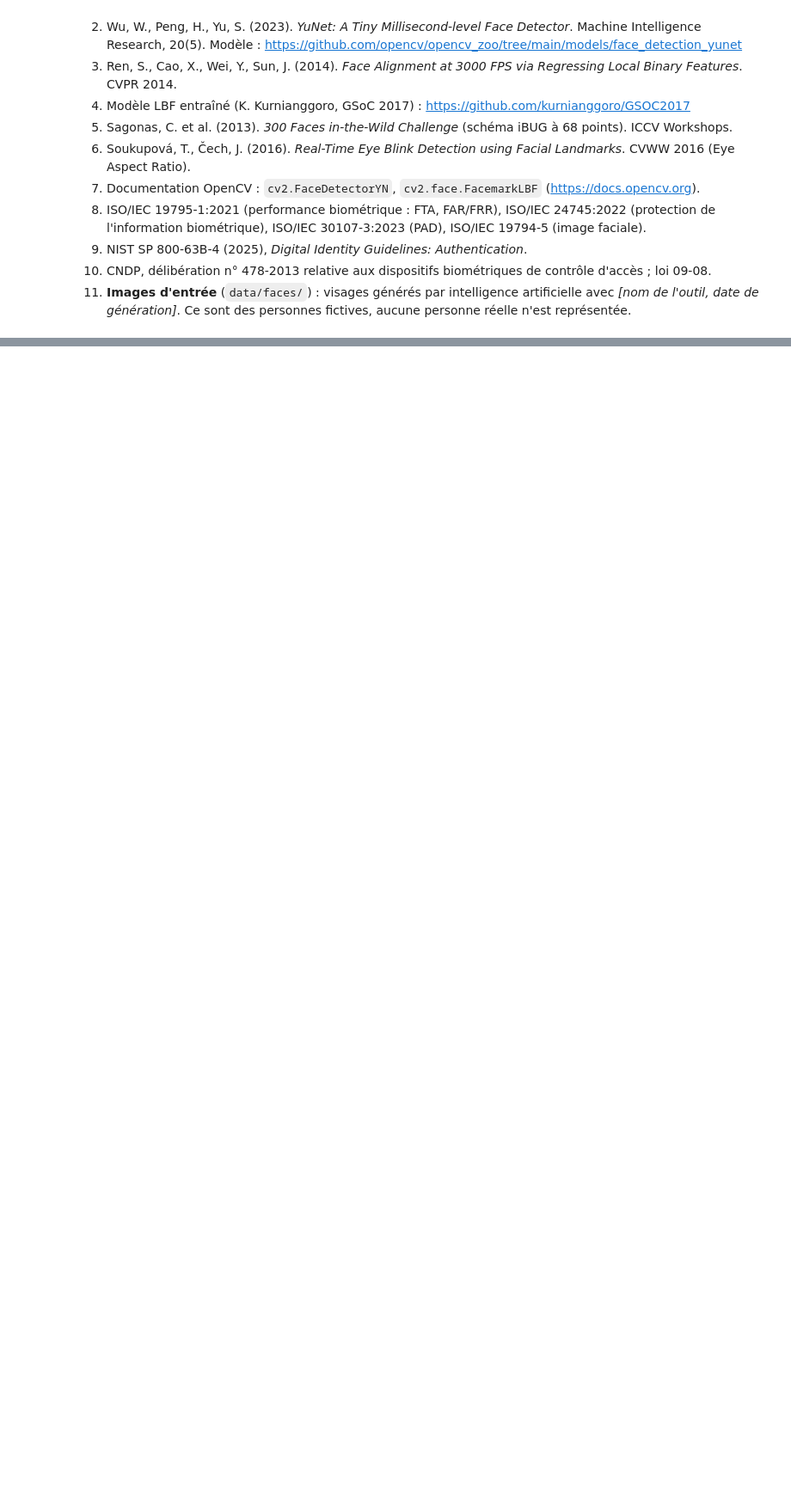
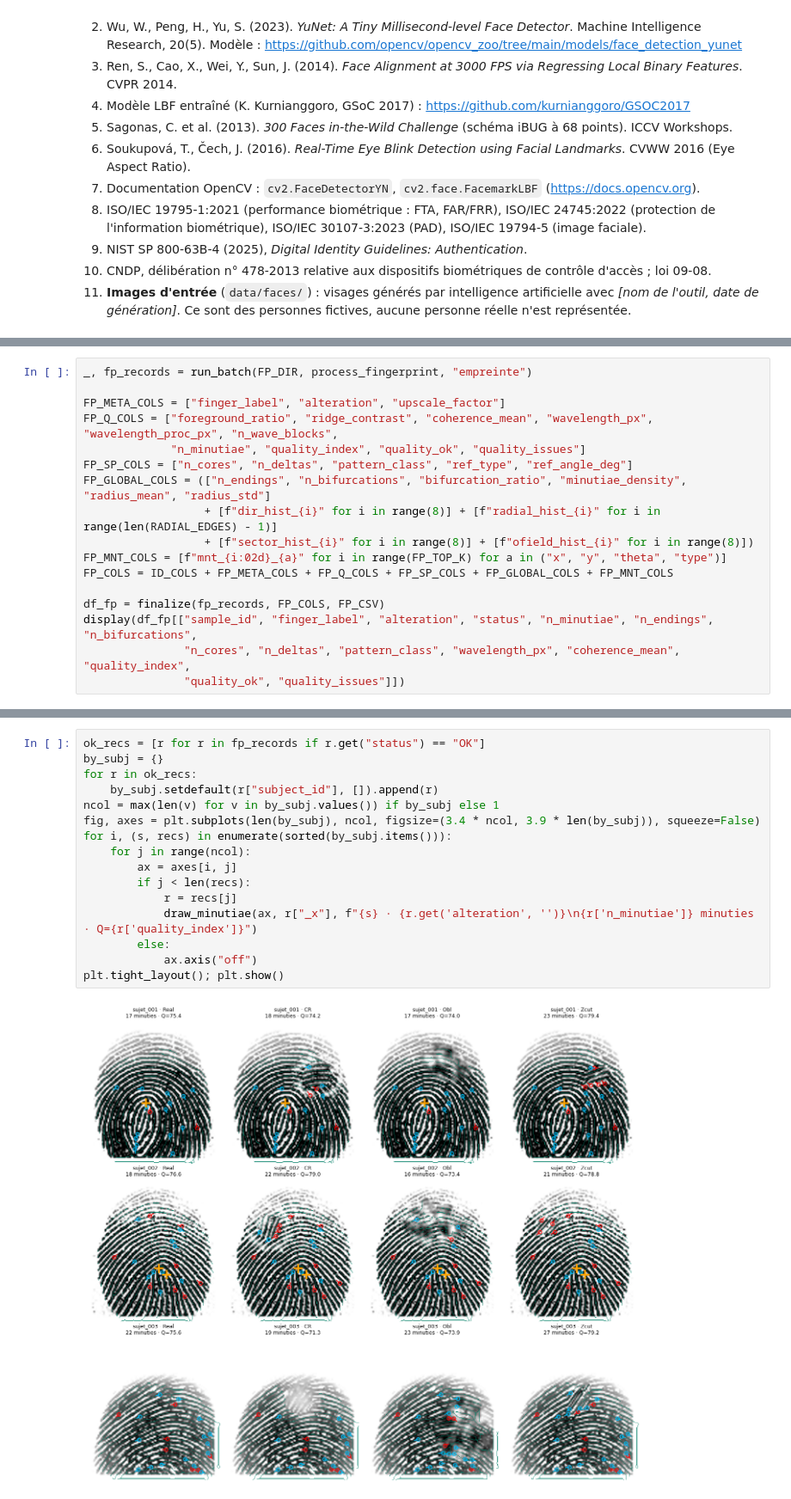
Before and after one commit to zoubeiraouchar13-creator/Facial-Biometric-Landmark-Detection-Feature-Extraction, a Jupyter notebook: tp2_biometrie_v1.0.0.ipynb, the cells around one changed output, grey strips where cells are left out. Shown at 86% size. Saved outputs shown, nothing was run; the diff lists cells and outputs as text; blank space fills up the shorter version.

```diff
--- a/tp2_biometrie_v1.0.0.ipynb
+++ b/tp2_biometrie_v1.0.0.ipynb
@@ -863,0 +1871,17 @@ Le pipeline parcourt automatiquement les dossiers, traite chaque fichier sans s'
+# %%
+_, fp_records = run_batch(FP_DIR, process_fingerprint, "empreinte")
+
+FP_META_COLS = ["finger_label", "alteration", "upscale_factor"]
+FP_Q_COLS = ["foreground_ratio", "ridge_contrast", "coherence_mean", "wavelength_px", "wavelength_proc_px", "n_wave_blocks",
+             "n_minutiae", "quality_index", "quality_ok", "quality_issues"]
+FP_SP_COLS = ["n_cores", "n_deltas", "pattern_class", "ref_type", "ref_angle_deg"]
+FP_GLOBAL_COLS = (["n_endings", "n_bifurcations", "bifurcation_ratio", "minutiae_density", "radius_mean", "radius_std"]
+                  + [f"dir_hist_{i}" for i in range(8)] + [f"radial_hist_{i}" for i in range(len(RADIAL_EDGES) - 1)]
+                  + [f"sector_hist_{i}" for i in range(8)] + [f"ofield_hist_{i}" for i in range(8)])
+FP_MNT_COLS = [f"mnt_{i:02d}_{a}" for i in range(FP_TOP_K) for a in ("x", "y", "theta", "type")]
+FP_COLS = ID_COLS + FP_META_COLS + FP_Q_COLS + FP_SP_COLS + FP_GLOBAL_COLS + FP_MNT_COLS
+
+df_fp = finalize(fp_records, FP_COLS, FP_CSV)
+display(df_fp[["sample_id", "finger_label", "alteration", "status", "n_minutiae", "n_endings", "n_bifurcations",
+               "n_cores", "n_deltas", "pattern_class", "wavelength_px", "coherence_mean", "quality_index",
+               "quality_ok", "quality_issues"]])
@@ -863,0 +1907,18 @@ Le pipeline parcourt automatiquement les dossiers, traite chaque fichier sans s'
+# %%
+ok_recs = [r for r in fp_records if r.get("status") == "OK"]
+by_subj = {}
+for r in ok_recs:
+    by_subj.setdefault(r["subject_id"], []).append(r)
+ncol = max(len(v) for v in by_subj.values()) if by_subj else 1
+fig, axes = plt.subplots(len(by_subj), ncol, figsize=(3.4 * ncol, 3.9 * len(by_subj)), squeeze=False)
+for i, (s, recs) in enumerate(sorted(by_subj.items())):
+    for j in range(ncol):
+        ax = axes[i, j]
+        if j < len(recs):
+            r = recs[j]
+            draw_minutiae(ax, r["_x"], f"{s} · {r.get('alteration', '')}\n{r['n_minutiae']} minuties · Q={r['quality_index']}")
+        else:
+            ax.axis("off")
+plt.tight_layout(); plt.show()
+# %% [output]
+[figure, added]
```
Also changed, not shown: parts of 45 cells of this notebook.
